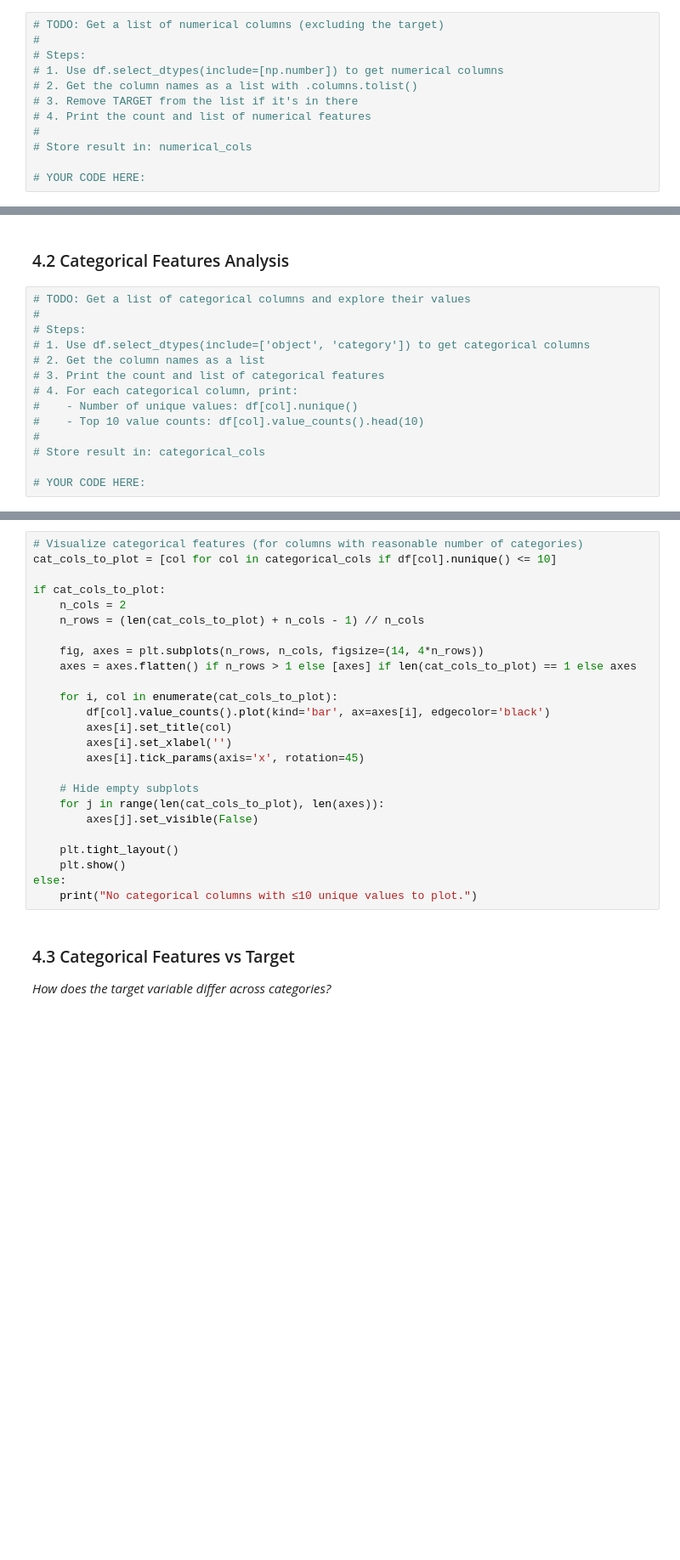
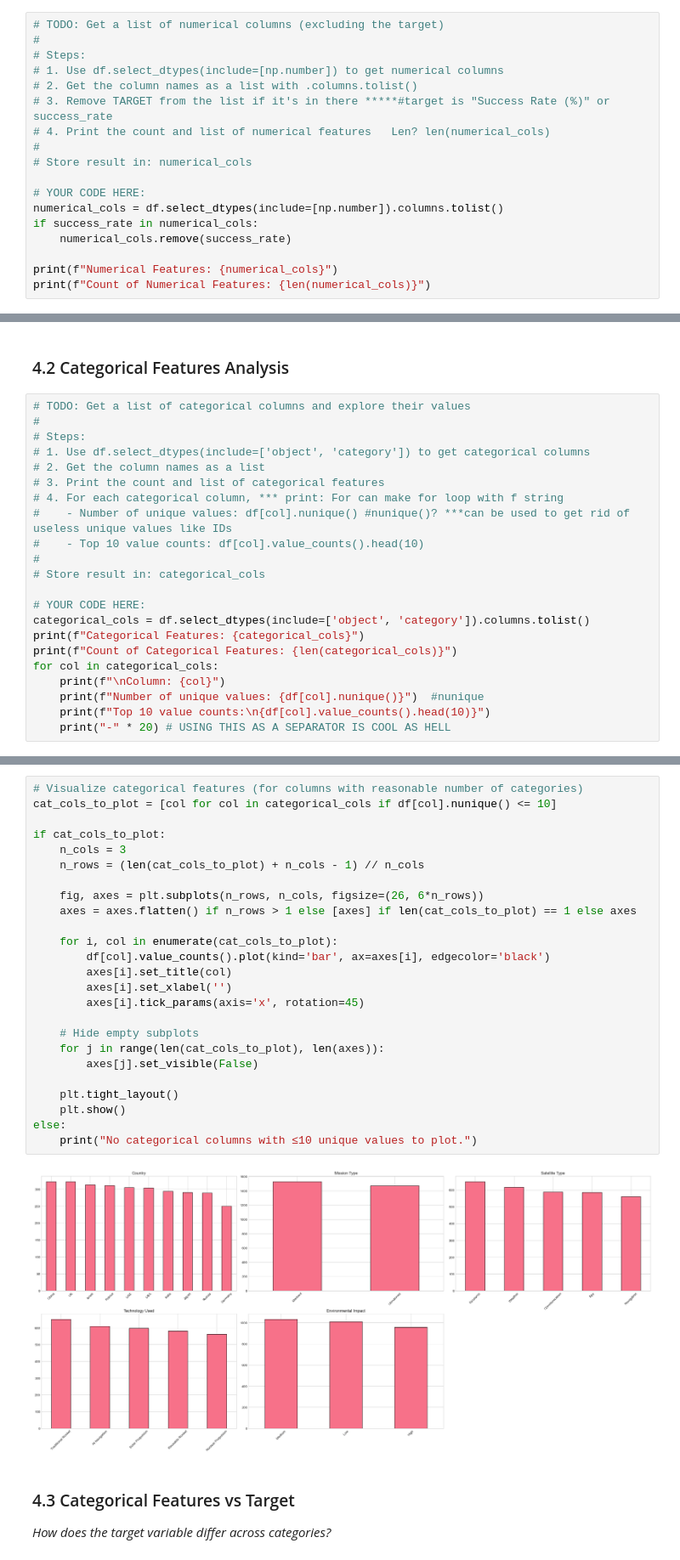
Before and after one commit to fsa-aiml-2511/individual-capstone-ssmanus94-debug, a Jupyter notebook: 01_problem_statement_and_eda_Capstone.ipynb, the cells around one changed output, grey strips where cells are left out. Shown at 85% size. Drawn from its saved outputs; the diff is of its cells as text; blank space fills up the shorter version.

Commit message:
added categorical and numerical data 'explorations' and the plots

```diff
--- a/01_problem_statement_and_eda_Capstone.ipynb
+++ b/01_problem_statement_and_eda_Capstone.ipynb
@@ -434,9 +434,15 @@ Now proceed to **Section 4** below to continue with your complete EDA, data clea
 # Steps:
 # 1. Use df.select_dtypes(include=[np.number]) to get numerical columns
 # 2. Get the column names as a list with .columns.tolist()
-# 3. Remove TARGET from the list if it's in there
-# 4. Print the count and list of numerical features
+# 3. Remove TARGET from the list if it's in there *****#target is "Success Rate (%)" or success_rate
+# 4. Print the count and list of numerical features   Len? len(numerical_cols)
 #
 # Store result in: numerical_cols
 
 # YOUR CODE HERE:
+numerical_cols = df.select_dtypes(include=[np.number]).columns.tolist()
+if success_rate in numerical_cols:
+    numerical_cols.remove(success_rate)
+
+print(f"Numerical Features: {numerical_cols}")
+print(f"Count of Numerical Features: {len(numerical_cols)}")
@@ -471,10 +482,18 @@ else:
 # 1. Use df.select_dtypes(include=['object', 'category']) to get categorical columns
 # 2. Get the column names as a list
 # 3. Print the count and list of categorical features
-# 4. For each categorical column, print:
-#    - Number of unique values: df[col].nunique()
+# 4. For each categorical column, *** print: For can make for loop with f string
+#    - Number of unique values: df[col].nunique() #nunique()? ***can be used to get rid of useless unique values like IDs
 #    - Top 10 value counts: df[col].value_counts().head(10)
 #
 # Store result in: categorical_cols
 
 # YOUR CODE HERE:
+categorical_cols = df.select_dtypes(include=['object', 'category']).columns.tolist()
+print(f"Categorical Features: {categorical_cols}")
+print(f"Count of Categorical Features: {len(categorical_cols)}")
+for col in categorical_cols:
+    print(f"\nColumn: {col}")
+    print(f"Number of unique values: {df[col].nunique()}")  #nunique
+    print(f"Top 10 value counts:\n{df[col].value_counts().head(10)}")
+    print("-" * 20) # USING THIS AS A SEPARATOR IS COOL AS HELL
@@ -481,28 +518,30 @@ else:
 # %%
 # Visualize categorical features (for columns with reasonable number of categories)
 cat_cols_to_plot = [col for col in categorical_cols if df[col].nunique() <= 10]
 
 if cat_cols_to_plot:
-    n_cols = 2
+    n_cols = 3
     n_rows = (len(cat_cols_to_plot) + n_cols - 1) // n_cols
 
-    fig, axes = plt.subplots(n_rows, n_cols, figsize=(14, 4*n_rows))
+    fig, axes = plt.subplots(n_rows, n_cols, figsize=(26, 6*n_rows))
     axes = axes.flatten() if n_rows > 1 else [axes] if len(cat_cols_to_plot) == 1 else axes
 
     for i, col in enumerate(cat_cols_to_plot):
         df[col].value_counts().plot(kind='bar', ax=axes[i], edgecolor='black')
         axes[i].set_title(col)
         axes[i].set_xlabel('')
         axes[i].tick_params(axis='x', rotation=45)
 
     # Hide empty subplots
     for j in range(len(cat_cols_to_plot), len(axes)):
         axes[j].set_visible(False)
 
     plt.tight_layout()
     plt.show()
 else:
     print("No categorical columns with ≤10 unique values to plot.")
+# %% [output]
+[figure, added]
 # %% [markdown]
 ### 4.3 Categorical Features vs Target
 
```
Also changed, not shown: parts of 4 cells of this notebook.
